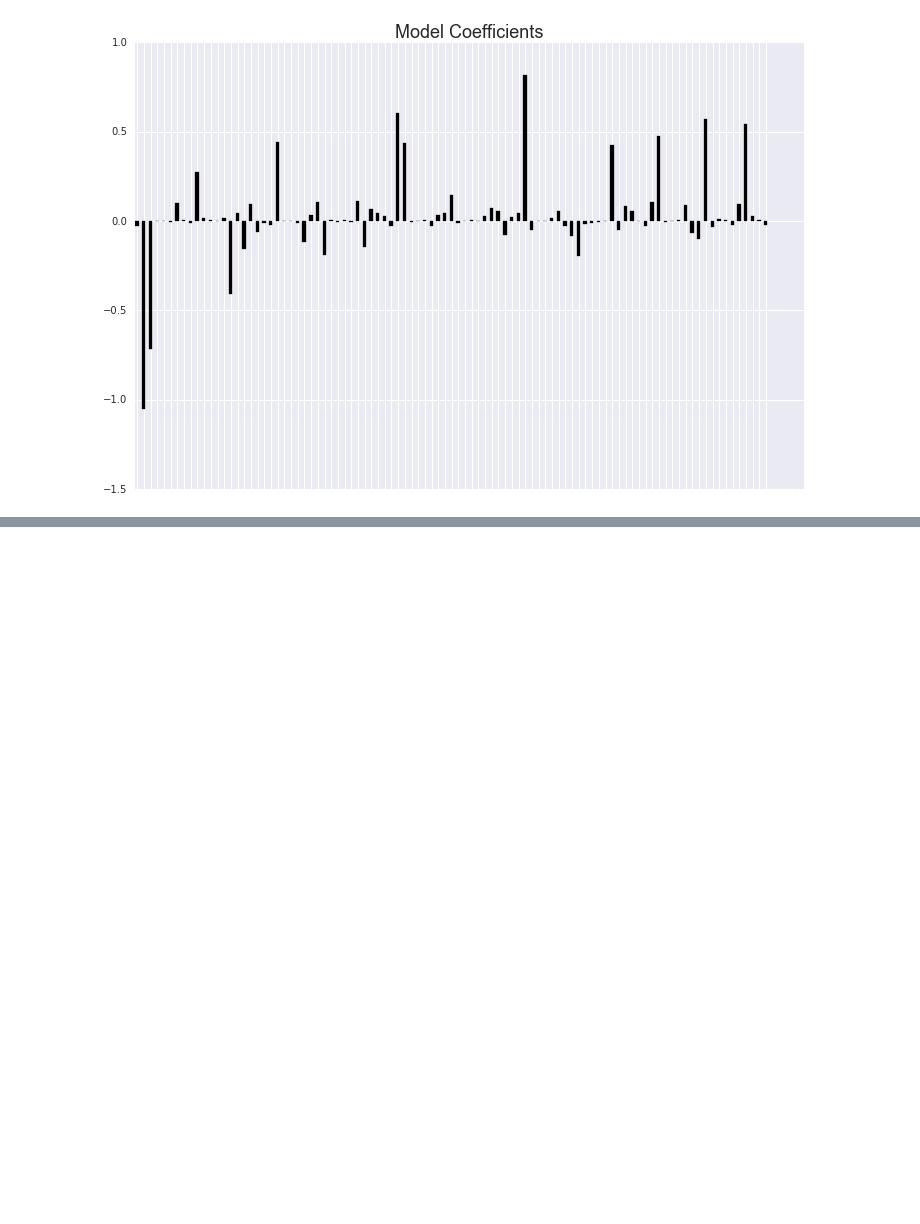
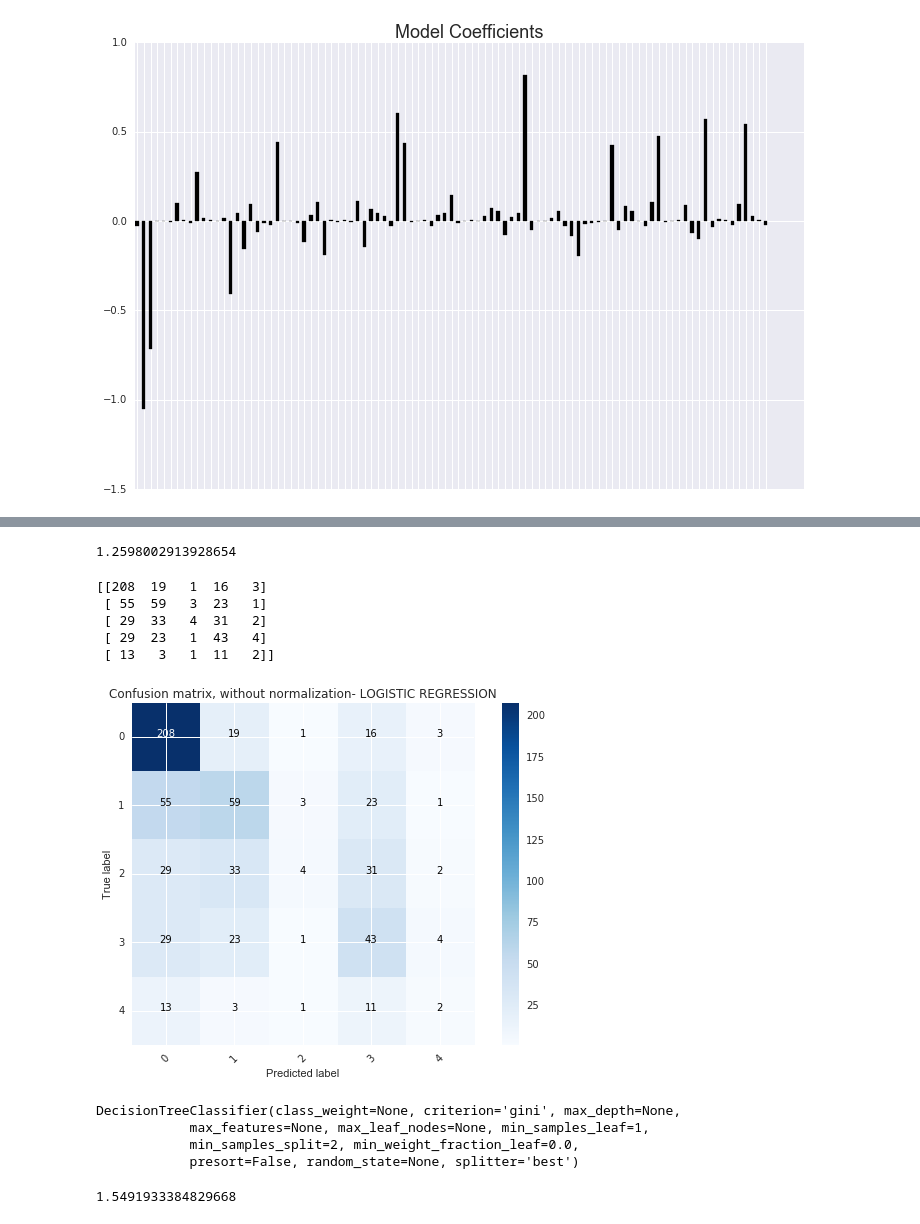
Before and after one commit to sheenstar/Springboard_Intensive, a Jupyter notebook: Capstone_project/HeartDisease_prediction.ipynb, the cells around one changed output, grey strips where cells are left out. Saved outputs shown, nothing was run; the diff lists cells and outputs as text; code cells hidden in the pictures; blank space fills up the shorter version.

```diff
--- a/Capstone_project/HeartDisease_prediction.ipynb
+++ b/Capstone_project/HeartDisease_prediction.ipynb
@@ -507,3 +488,11 @@ ax.set_xlim(-.1)
 xtickNames = ax.set_xticklabels(xTickMarks, fontsize=18)
 # %% [output]
 [figure]
+# %%
+# split into train/test
+from sklearn.cross_validation import train_test_split
+X = features
+y = target
+X_train, X_test, y_train, y_test = train_test_split(X, y, random_state=1)
+# %%
+estimator.fit(X_train, y_train)
@@ -509,0 +520,60 @@ xtickNames = ax.set_xticklabels(xTickMarks, fontsize=18)
+# %%
+## I'm investigating other metrics instead of cross_val_score since its a harsh metric
+from sklearn import metrics
+import numpy as np
+np.sqrt(metrics.mean_squared_error(y_test, preds))
+# %% [output]
+1.2598002913928654
+# %%
+conf = metrics.confusion_matrix(y, estimator.predict(X))
+print conf
+# %% [output]
+[[208  19   1  16   3]
+ [ 55  59   3  23   1]
+ [ 29  33   4  31   2]
+ [ 29  23   1  43   4]
+ [ 13   3   1  11   2]]
+# %%
+import itertools
+
+def plot_confusion_matrix(cm, classes,
+                          normalize=False,
+                          title='Confusion matrix',
+                          cmap=plt.cm.Blues):
+    """
+    This function prints and plots the confusion matrix. """
+
+    plt.imshow(cm, interpolation='nearest', cmap=cmap)
+    plt.title(title)
+    plt.colorbar()
+    tick_marks = np.arange(len(classes))
+    plt.xticks(tick_marks, classes, rotation=45)
+    plt.yticks(tick_marks, classes)
+
+    thresh = cm.max() / 2.
+    for i, j in itertools.product(range(cm.shape[0]), range(cm.shape[1])):
+        plt.text(j, i, cm[i, j],
+                 horizontalalignment="center",
+                 color="white" if cm[i, j] > thresh else "black")
+
+    plt.tight_layout()
+    plt.ylabel('True label')
+    plt.xlabel('Predicted label')
+# %%
+class_names = [0,1,2,3,4]
+# Plot non-normalized confusion matrix
+plt.figure()
+plot_confusion_matrix(conf, classes=class_names,
+                      title='Confusion matrix, without normalization- LOGISTIC REGRESSION')
+# %% [output]
+[figure, added]
+# %%
+## NOw trying decision tree
+from sklearn.tree import DecisionTreeClassifier
+treeclf = DecisionTreeClassifier()
+treeclf.fit(X_train, y_train)
+# %% [output]
+DecisionTreeClassifier(class_weight=None, criterion='gini', max_depth=None,
+            max_features=None, max_leaf_nodes=None, min_samples_leaf=1,
+            min_samples_split=2, min_weight_fraction_leaf=0.0,
+            presort=False, random_state=None, splitter='best')
@@ -509,0 +582,6 @@ xtickNames = ax.set_xticklabels(xTickMarks, fontsize=18)
+# %%
+np.sqrt(metrics.mean_squared_error(y_test, preds_tree))
+#So based on the RMSE, this isn't necessarily better the rmse of logistic regression (1.29).
+# Maybe not the best metric
+# %% [output]
+1.5491933384829668
```
Also changed, not shown: parts of 19 cells of this notebook, 3 other files.
